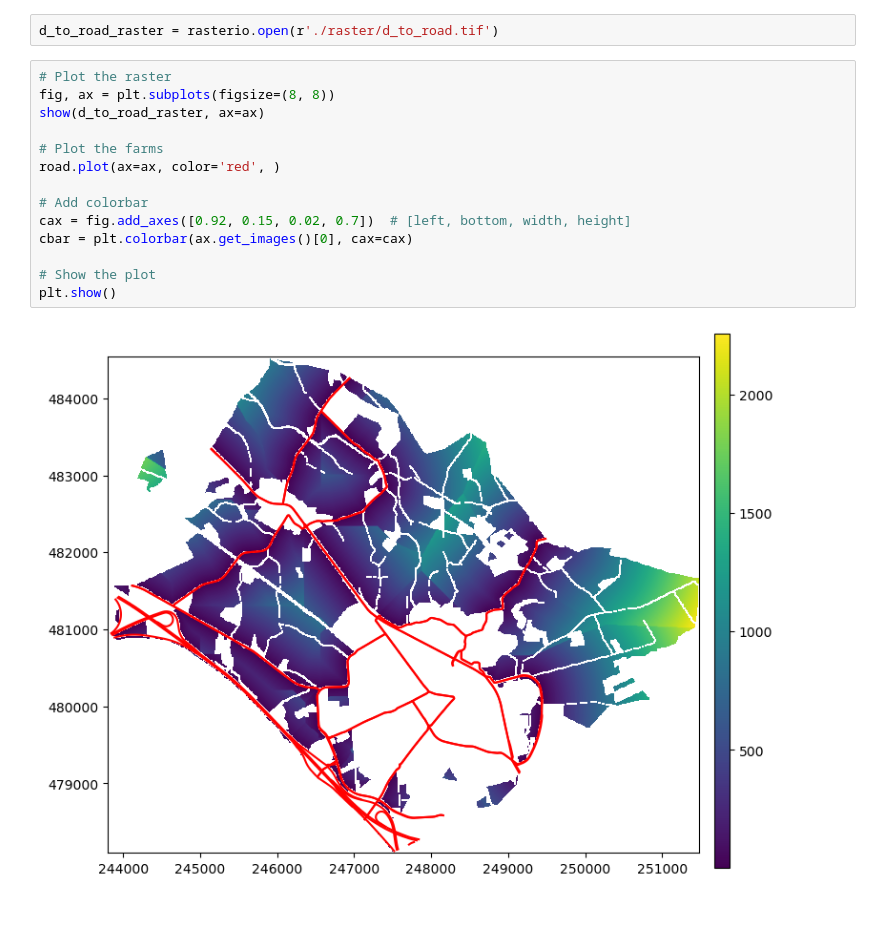
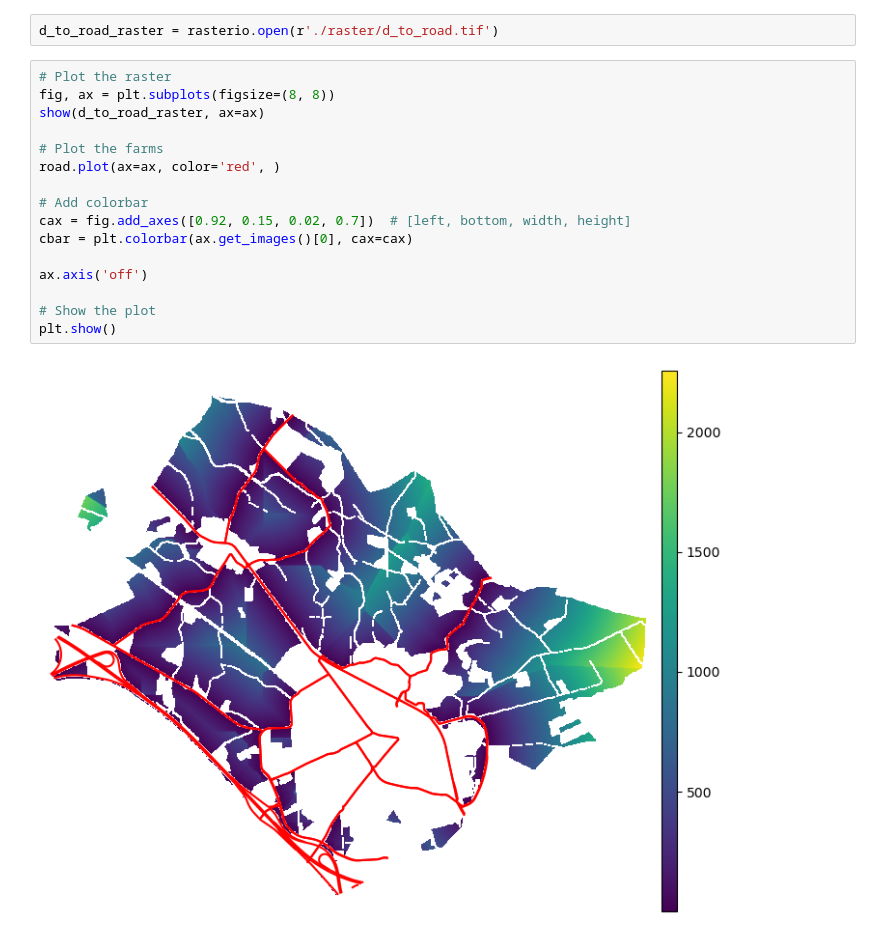
Before and after one commit to springonions-87/bioze_digital_mapping_tool, a Jupyter notebook: fuzzy.ipynb, the cells around one changed output. Cells and saved outputs as stored; diff of their text form.

```diff
--- a/fuzzy.ipynb
+++ b/fuzzy.ipynb
@@ -272,16 +271,18 @@ d_to_road_raster = rasterio.open(r'./raster/d_to_road.tif')
 # %%
 # Plot the raster
 fig, ax = plt.subplots(figsize=(8, 8))
 show(d_to_road_raster, ax=ax)
 
 # Plot the farms
 road.plot(ax=ax, color='red', )
 
 # Add colorbar
 cax = fig.add_axes([0.92, 0.15, 0.02, 0.7])  # [left, bottom, width, height]
 cbar = plt.colorbar(ax.get_images()[0], cax=cax)
 
+ax.axis('off')
+
 # Show the plot
 plt.show()
 # %% [output]
-[figure, old version]
+[figure, new version]
```
Also changed, not shown: parts of 7 cells of this notebook.
